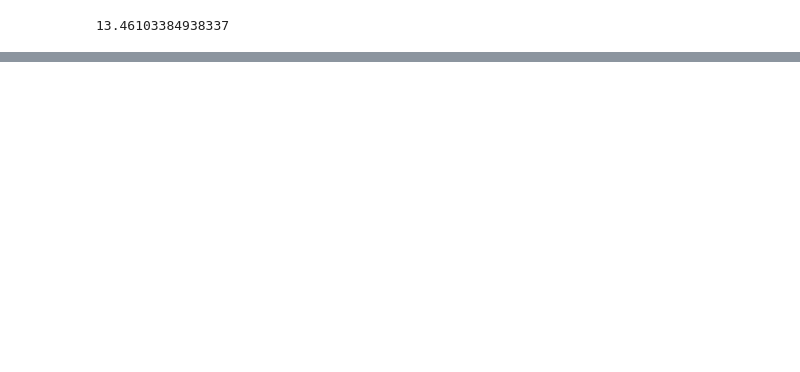
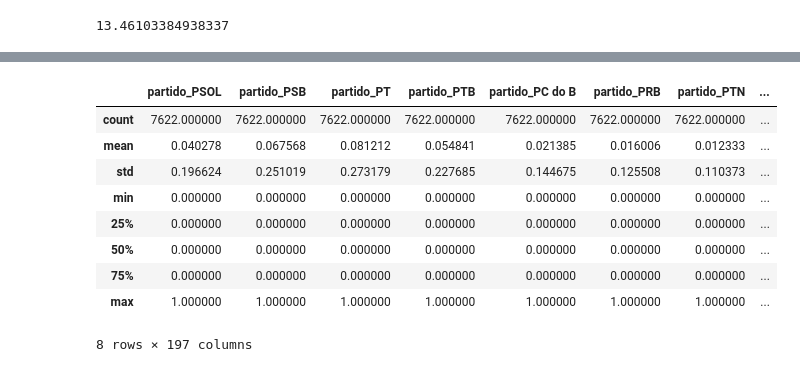
Before and after one commit to rayanarocha/machinelearning, a Jupyter notebook: previsão-de-votação-de-deputados/previsao_votacao_deputados.ipynb, the cells around one changed output, grey strips where cells are left out. Saved outputs shown, nothing was run; the diff lists cells and outputs as text; code cells hidden in the pictures; blank space fills up the shorter version.

```diff
--- a/previsão-de-votação-de-deputados/previsao_votacao_deputados.ipynb
+++ b/previsão-de-votação-de-deputados/previsao_votacao_deputados.ipynb
@@ -527,0 +128,4 @@ O modelo Ridge devido ao seu RMSE de 0,88 e também podemos observar que no grá
+# %%
+x_train[numeric_features] = np.log1p(x_train[numeric_features])
+x_test[numeric_features] = np.log1p(x_test[numeric_features])
+x_train.head(3)
@@ -527,0 +137,3 @@ O modelo Ridge devido ao seu RMSE de 0,88 e também podemos observar que no grá
+# %%
+categorical_features = x_train.dtypes[x_train.dtypes == "object"].index
+x_train[categorical_features][:5]
@@ -527,0 +147,20 @@ O modelo Ridge devido ao seu RMSE de 0,88 e também podemos observar que no grá
+# %%
+onehotencode = OneHotEncoder(x_train[categorical_features], use_cat_names=True)
+train_ohe = onehotencode.fit(x_train)
+train_ohe_test = onehotencode.fit(x_test)
+# %%
+train_ohe = onehotencode.transform(x_train)
+train_ohe_test = onehotencode.transform(x_test)
+# %%
+train_ohe.describe()
+# %% [output]
+|  | partido_PSOL | partido_PSB | partido_PT | partido_PTB | partido_PC do B | partido_PRB | partido_PTN | ... |
+| count | 7622.000000 | 7622.000000 | 7622.000000 | 7622.000000 | 7622.000000 | 7622.000000 | 7622.000000 | ... |
+| mean | 0.040278 | 0.067568 | 0.081212 | 0.054841 | 0.021385 | 0.016006 | 0.012333 | ... |
+| std | 0.196624 | 0.251019 | 0.273179 | 0.227685 | 0.144675 | 0.125508 | 0.110373 | ... |
+| min | 0.000000 | 0.000000 | 0.000000 | 0.000000 | 0.000000 | 0.000000 | 0.000000 | ... |
+| 25% | 0.000000 | 0.000000 | 0.000000 | 0.000000 | 0.000000 | 0.000000 | 0.000000 | ... |
+| 50% | 0.000000 | 0.000000 | 0.000000 | 0.000000 | 0.000000 | 0.000000 | 0.000000 | ... |
+| 75% | 0.000000 | 0.000000 | 0.000000 | 0.000000 | 0.000000 | 0.000000 | 0.000000 | ... |
+| max | 1.000000 | 1.000000 | 1.000000 | 1.000000 | 1.000000 | 1.000000 | 1.000000 | ... |
+8 rows × 197 columns
```
Also changed, not shown: parts of 182 cells of this notebook.
